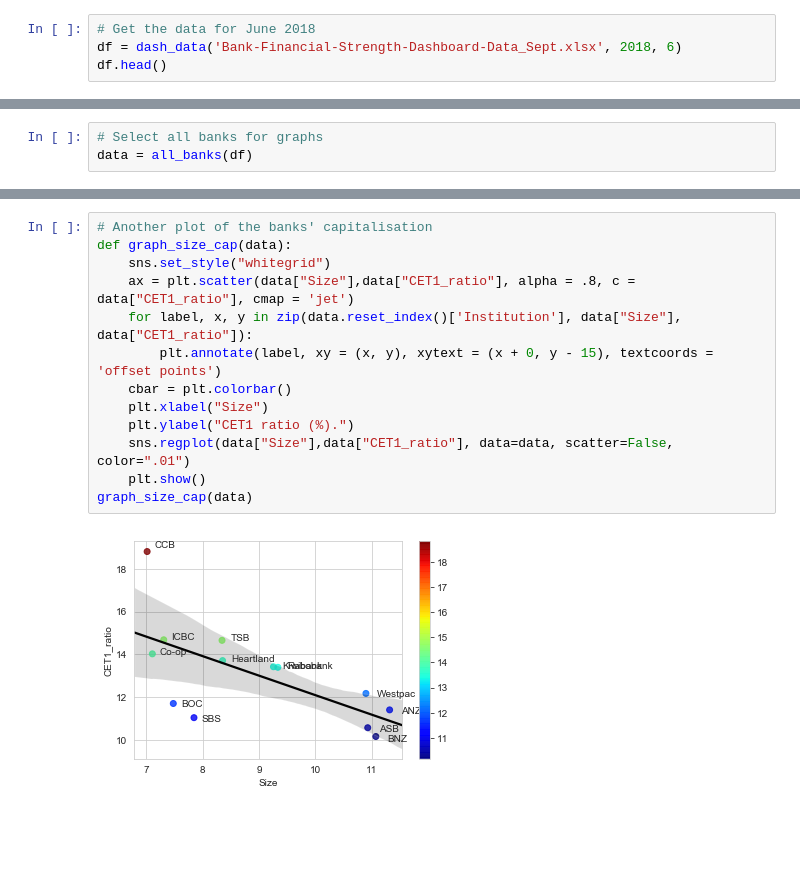
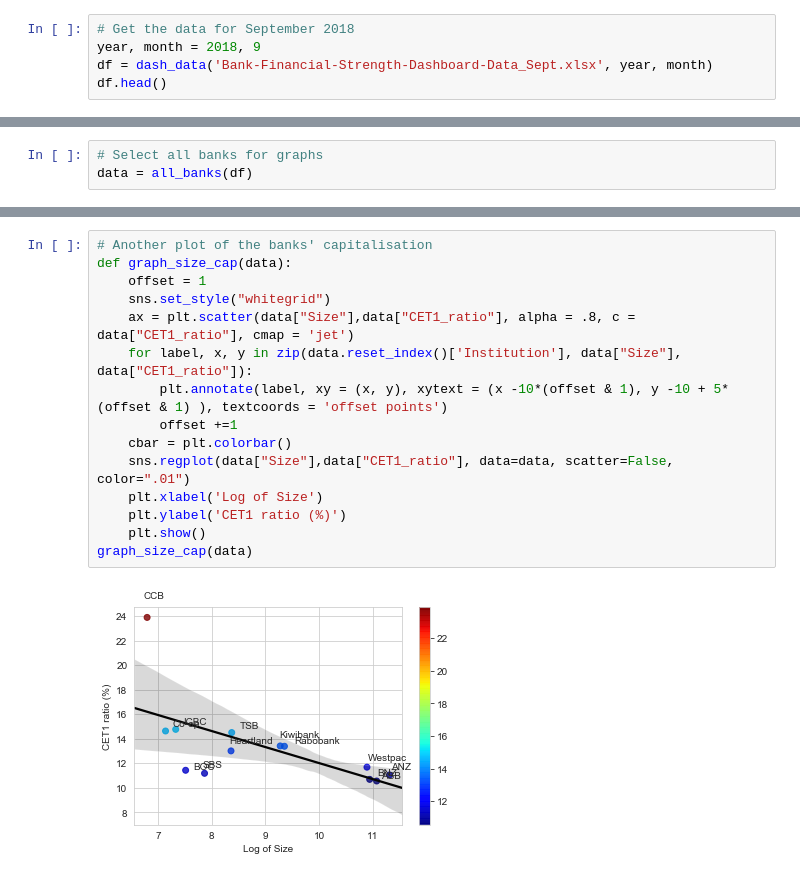
Before and after one commit to blucap/RBNZ_Dashboard, a Jupyter notebook: Dashboard.ipynb, the cells around one changed output, grey strips where cells are left out. Cells and saved outputs as stored; diff of their text form; blank space fills up the shorter version.

```diff
--- a/Dashboard.ipynb
+++ b/Dashboard.ipynb
@@ -44,8 +44,9 @@ def dash_data(fn, year, month):
     df.dropna(subset=['Total capital ratio'], inplace=True)  # ignore banks without TCR
     return(df)
 # %%
-# Get the data for June 2018
-df = dash_data('Bank-Financial-Strength-Dashboard-Data_Sept.xlsx', 2018, 6)
+# Get the data for September 2018
+year, month = 2018, 9
+df = dash_data('Bank-Financial-Strength-Dashboard-Data_Sept.xlsx', year, month)
 df.head()
 # %% [output]
 |  | Date | S&P Global | Fitch | Moody's | Total capital ratio | CET1 capital ratio | ... |
@@ -145,15 +146,17 @@ graph_bank_cap(data)
 # %%
 # Another plot of the banks' capitalisation
 def graph_size_cap(data):
+    offset = 1
     sns.set_style("whitegrid")
     ax = plt.scatter(data["Size"],data["CET1_ratio"], alpha = .8, c = data["CET1_ratio"], cmap = 'jet')
     for label, x, y in zip(data.reset_index()['Institution'], data["Size"], data["CET1_ratio"]):
-        plt.annotate(label, xy = (x, y), xytext = (x + 0, y - 15), textcoords = 'offset points')
+        plt.annotate(label, xy = (x, y), xytext = (x -10*(offset & 1), y -10 + 5*(offset & 1) ), textcoords = 'offset points')
+        offset +=1
     cbar = plt.colorbar()
-    plt.xlabel("Size")
-    plt.ylabel("CET1 ratio (%).")
     sns.regplot(data["Size"],data["CET1_ratio"], data=data, scatter=False, color=".01")
+    plt.xlabel('Log of Size')
+    plt.ylabel('CET1 ratio (%)')
     plt.show()
 graph_size_cap(data)
 # %% [output]
-[figure, old version]
+[figure, new version]
```
Also changed, not shown: parts of 5 cells of this notebook.
